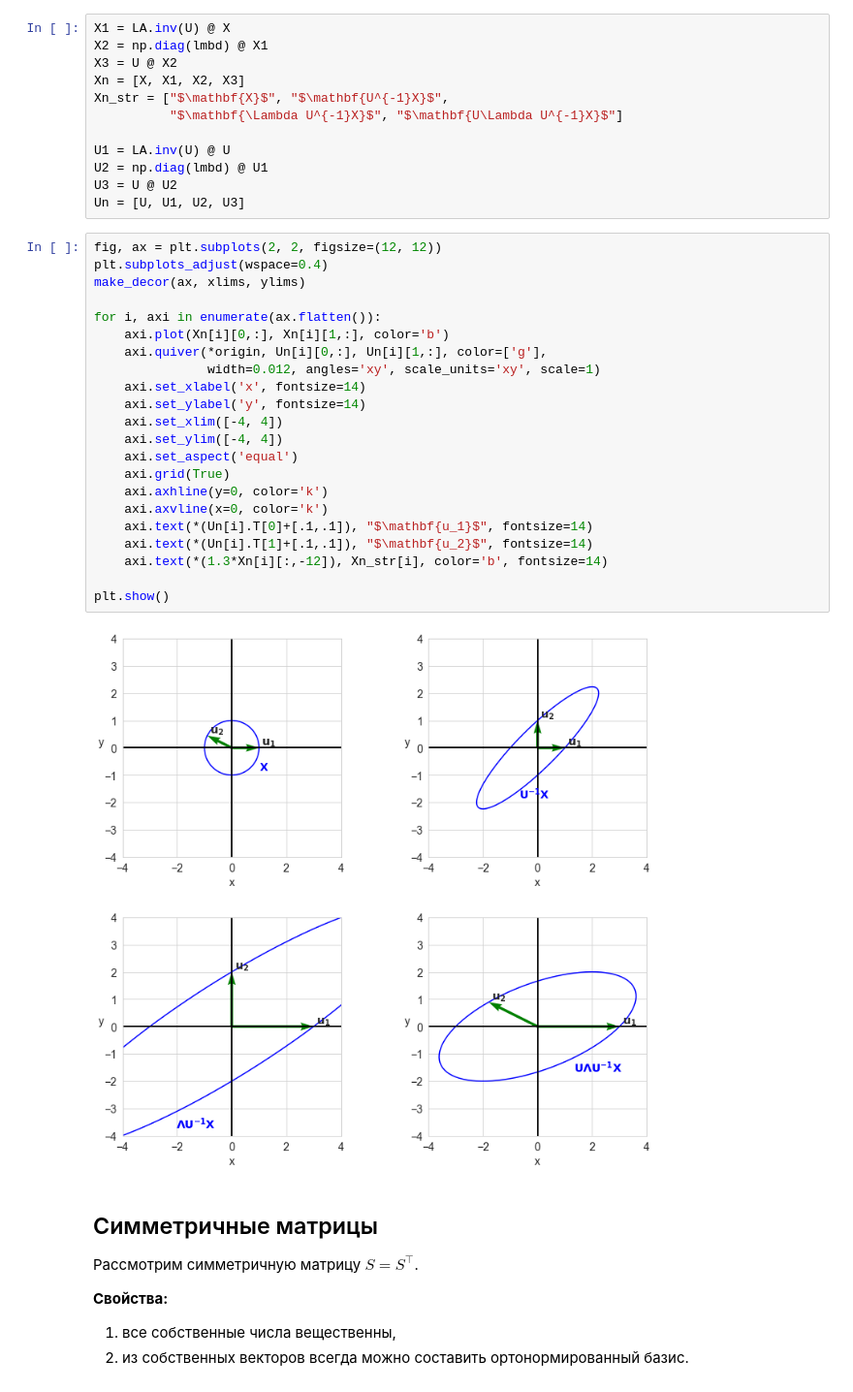
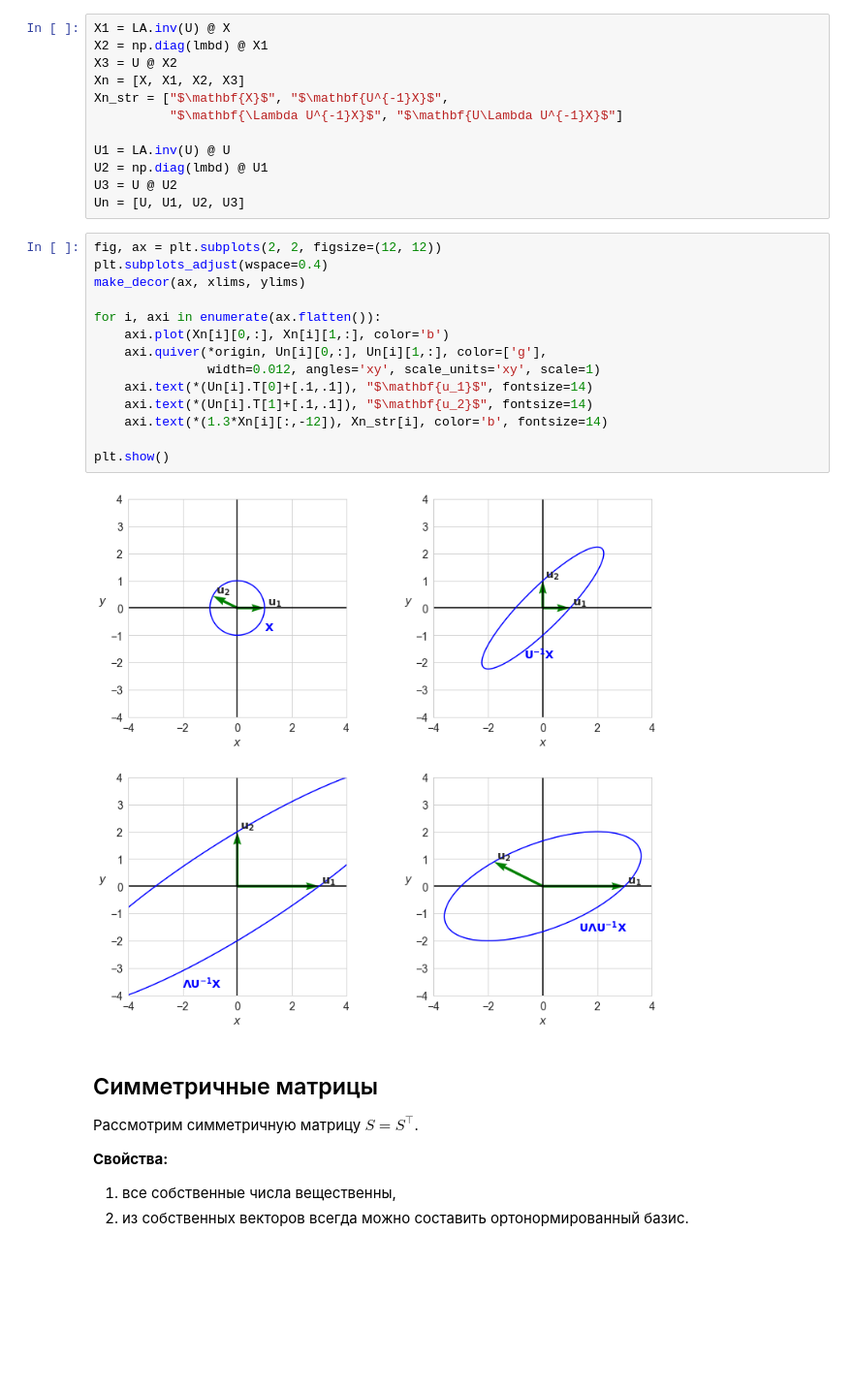
Before and after one commit to aa-savelyev/DaOptSm, a Jupyter notebook: 1.LA/06.Eigen.ipynb, the cells around one changed output. Shown at 97% size. Drawn from its saved outputs; the diff is of its cells as text; blank space fills up the shorter version.

```diff
--- a/1.LA/06.Eigen.ipynb
+++ b/1.LA/06.Eigen.ipynb
@@ -431,27 +431,19 @@ Un = [U, U1, U2, U3]
 # %%
 fig, ax = plt.subplots(2, 2, figsize=(12, 12))
 plt.subplots_adjust(wspace=0.4)
 make_decor(ax, xlims, ylims)
 
 for i, axi in enumerate(ax.flatten()):
     axi.plot(Xn[i][0,:], Xn[i][1,:], color='b')
     axi.quiver(*origin, Un[i][0,:], Un[i][1,:], color=['g'],
                width=0.012, angles='xy', scale_units='xy', scale=1)
-    axi.set_xlabel('x', fontsize=14)
-    axi.set_ylabel('y', fontsize=14)
-    axi.set_xlim([-4, 4])
-    axi.set_ylim([-4, 4])
-    axi.set_aspect('equal')
-    axi.grid(True)
-    axi.axhline(y=0, color='k')
-    axi.axvline(x=0, color='k')
     axi.text(*(Un[i].T[0]+[.1,.1]), "$\mathbf{u_1}$", fontsize=14)
     axi.text(*(Un[i].T[1]+[.1,.1]), "$\mathbf{u_2}$", fontsize=14)
     axi.text(*(1.3*Xn[i][:,-12]), Xn_str[i], color='b', fontsize=14)
 
 plt.show()
 # %% [output]
-[figure, old version]
+[figure, new version]
 # %% [markdown]
 ## Симметричные матрицы
 
```
Also changed, not shown: 10 other files.
